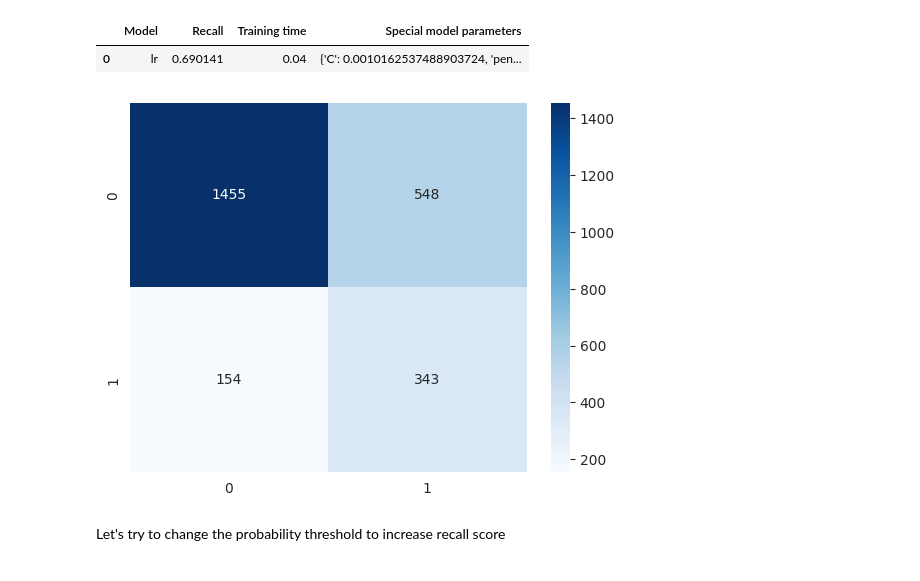
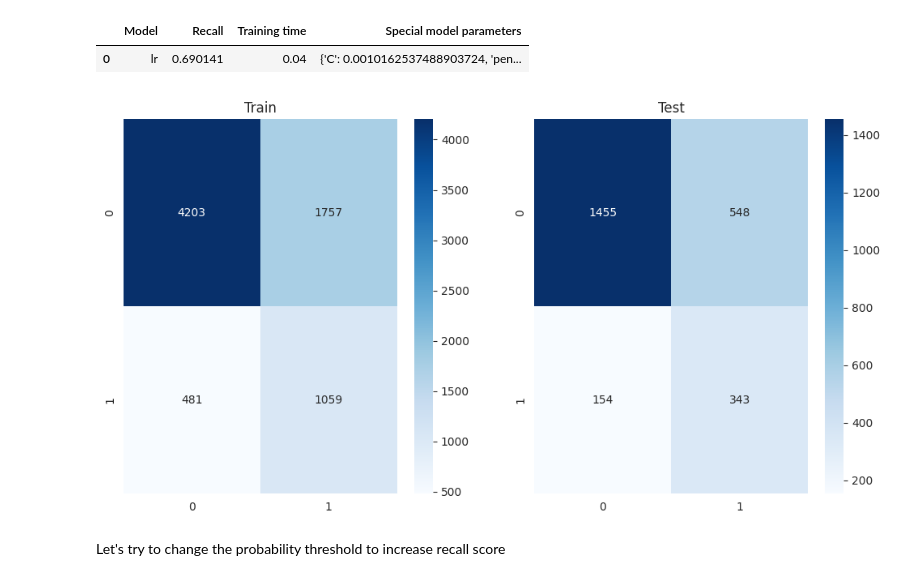
Before and after one commit to dkalenov/bank-customer-churn-prediction, a Jupyter notebook: Bank_customer_churn_prediction.ipynb, the cells around one changed output. Saved outputs shown, nothing was run; the diff lists cells and outputs as text; code cells hidden in the pictures.

```diff
--- a/Bank_customer_churn_prediction.ipynb
+++ b/Bank_customer_churn_prediction.ipynb
@@ -662,0 +675,3 @@ df = pd.get_dummies(df, columns=['geography'],drop_first=True)
+# %%
+df['geography_Germany'] = df['geography_Germany'].astype(int)
+df['geography_Spain'] = df['geography_Spain'].astype(int)
@@ -1014,12 +1036,23 @@ models_df
 # %%
 from sklearn.metrics import confusion_matrix
 import seaborn as sns
 
-cm_train = confusion_matrix(y_test, y_test_predict)
+# Confusion matrix for training data
+cm_train = confusion_matrix(y_train, y_train_predict)
+plt.figure(figsize=(12, 6))
+plt.subplot(1, 2, 1)
 sns.heatmap(cm_train, annot=True, fmt='d', cmap='Blues')
+plt.title("Train")
+
+# Confusion matrix for test data
+cm_test = confusion_matrix(y_test, y_test_predict)
+plt.subplot(1, 2, 2)
+sns.heatmap(cm_test, annot=True, fmt='d', cmap='Blues')
+plt.title("Test")
+
 plt.show()
 # %% [output]
-[figure, old version]
+[figure, new version]
 # %% [markdown]
 Let's try to change the probability threshold to increase recall score
 # %%
```
Also changed, not shown: parts of 53 cells of this notebook.
